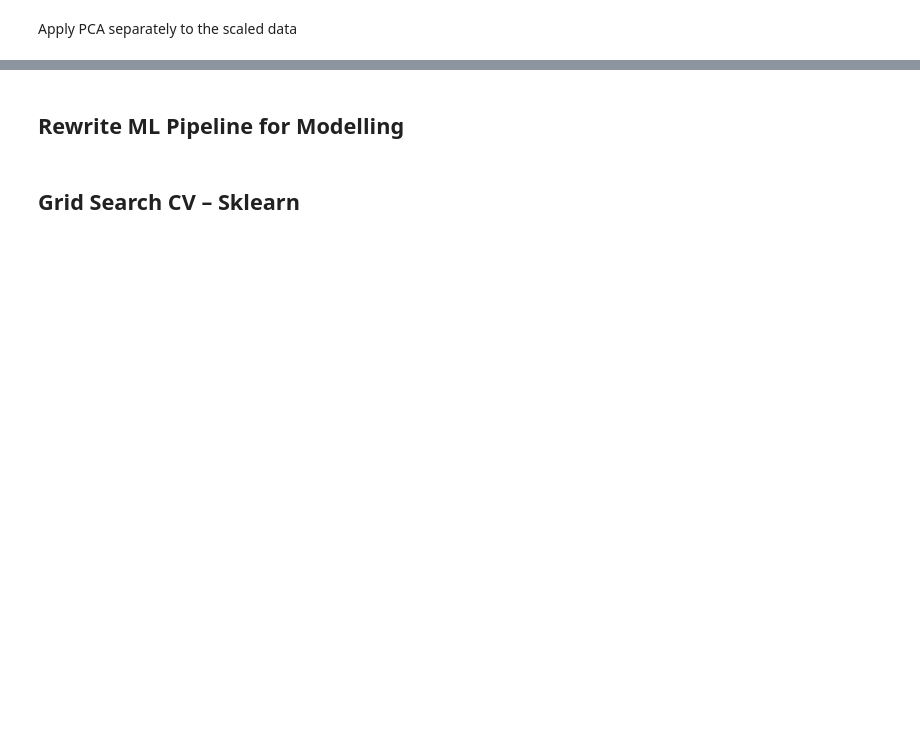
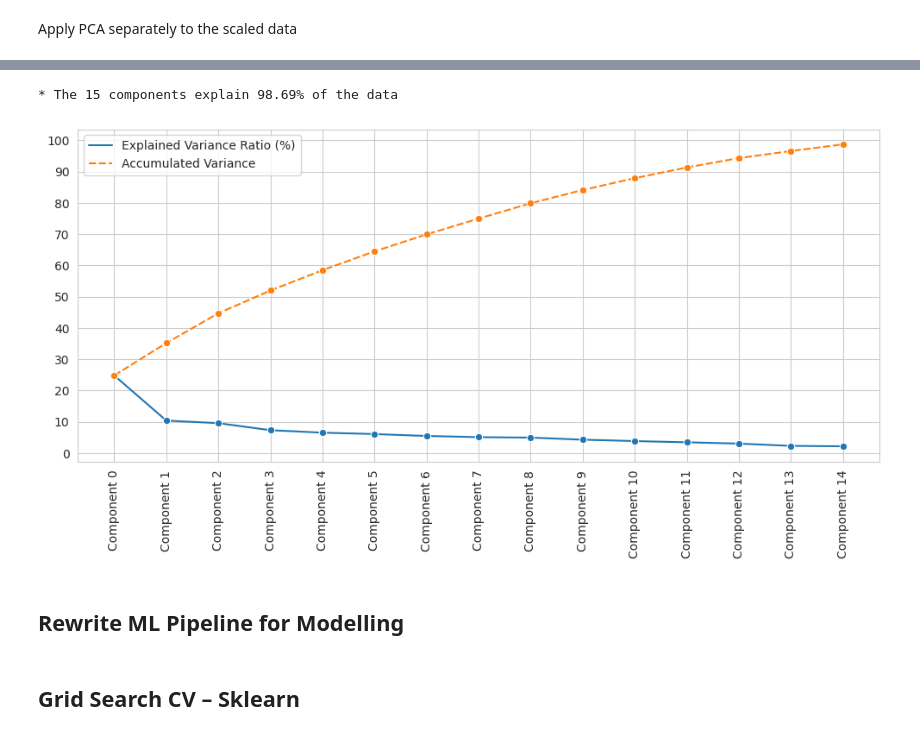
Before and after one commit to rimanfarhood/HeritageHousing, a Jupyter notebook: jupyter_notebooks/05 - Modeling and Evaluation - Predict SalePrice.ipynb, the cells around one changed output, grey strips where cells are left out. Cells and saved outputs as stored; diff of their text form; code cells hidden in the pictures; blank space fills up the shorter version.

```diff
--- a/jupyter_notebooks/05 - Modeling and Evaluation - Predict SalePrice.ipynb
+++ b/jupyter_notebooks/05 - Modeling and Evaluation - Predict SalePrice.ipynb
@@ -325,8 +404,8 @@ regression_evaluation_plots(X_train, y_train, X_test, y_test, best_regressor_pip
 # %% [markdown]
 Let's explore potential values for PCA n_components.
 # %%
-pipeline = PipelineOptimization(model=LinearRegression())
-pipeline_pca = Pipeline(pipeline.steps[:3])
+pipeline = PipelineOptimization(model=ExtraTreesRegressor())
+pipeline_pca = Pipeline(pipeline.steps[:2])
 df_pca = pipeline_pca.fit_transform(df.drop(['SalePrice'], axis=1))
 
 print(df_pca.shape,'\n', type(df_pca))
@@ -369,6 +454,9 @@ pca_components_analysis(df_pca=df_pca, n_components=n_components)
 # %%
-n_components = 8
+n_components = 15
 pca_components_analysis(df_pca=df_pca, n_components=n_components)
+# %% [output]
+* The 15 components explain 98.69% of the data
+[figure, added]
 # %% [markdown]
 ## Rewrite ML Pipeline for Modelling
 # %%
```
Also changed, not shown: parts of 76 cells of this notebook, 19 other files.
